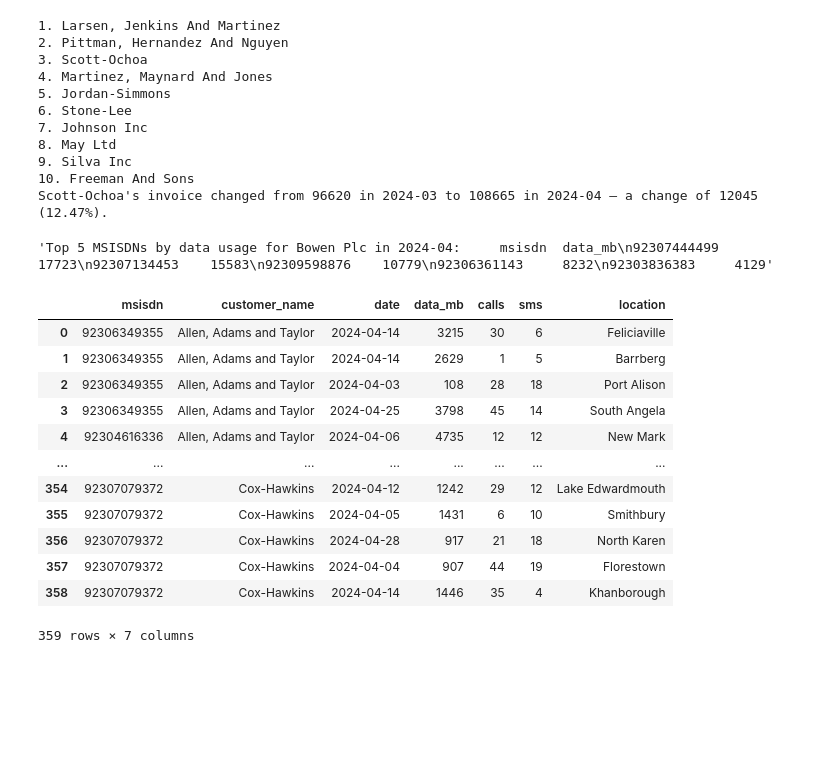
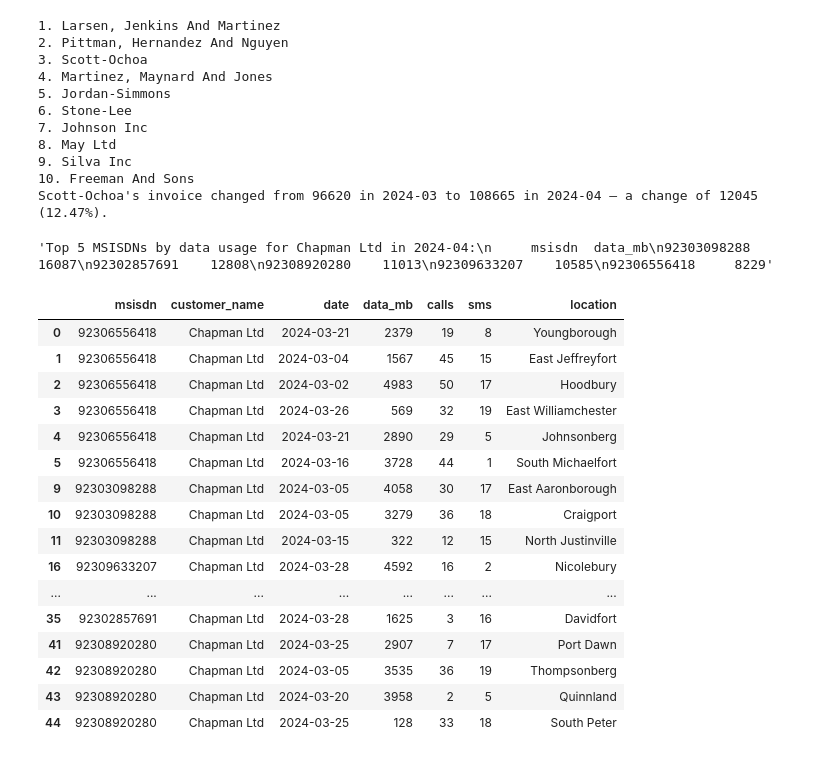
Before and after one commit to hammaduu/LLMs, a Jupyter notebook: InvoiceBot_Pilot_Cleaned.ipynb, the cells around one changed output. Drawn from its saved outputs; the diff is of its cells as text; code cells hidden in the pictures; blank space fills up the shorter version.

```diff
--- a/InvoiceBot_Pilot_Cleaned.ipynb
+++ b/InvoiceBot_Pilot_Cleaned.ipynb
@@ -267,25 +342,29 @@ print(response)
 10. Freeman And Sons
 Scott-Ochoa's invoice changed from 96620 in 2024-03 to 108665 in 2024-04 — a change of 12045 (12.47%).
 # %%
-agent_executor.run("List top 5 MSISDNs by data usage for bowen plc in 2024-04.")
+agent_executor.run("List top 5 MSISDNs by data usage for Chapman Ltd in 2024-04.")
 # %% [output]
-'Top 5 MSISDNs by data usage for Bowen Plc in 2024-04:     msisdn  data_mb\n92307444499    17723\n92307134453    15583\n92309598876    10779\n92306361143     8232\n92303836383     4129'
+'Top 5 MSISDNs by data usage for Chapman Ltd in 2024-04:\n     msisdn  data_mb\n92303098288    16087\n92302857691    12808\n92308920280    11013\n92309633207    10585\n92306556418     8229'
 # %%
 msisdn_usage_df[
-    #(msisdn_usage_df["customer_name"].str.lower().str.strip() == "bowen plc") &
-    (msisdn_usage_df["date"].str.startswith("2024-04"))
+    (msisdn_usage_df["customer_name"].str.lower().str.strip() == "chapman ltd") &
+    (msisdn_usage_df["date"].str.startswith("2024-03"))
 ]
 # %% [output]
 |  | msisdn | customer_name | date | data_mb | calls | sms | location |
-| 0 | 92306349355 | Allen, Adams and Taylor | 2024-04-14 | 3215 | 30 | 6 | Feliciaville |
-| 1 | 92306349355 | Allen, Adams and Taylor | 2024-04-14 | 2629 | 1 | 5 | Barrberg |
-| 2 | 92306349355 | Allen, Adams and Taylor | 2024-04-03 | 108 | 28 | 18 | Port Alison |
-| 3 | 92306349355 | Allen, Adams and Taylor | 2024-04-25 | 3798 | 45 | 14 | South Angela |
-| 4 | 92304616336 | Allen, Adams and Taylor | 2024-04-06 | 4735 | 12 | 12 | New Mark |
+| 0 | 92306556418 | Chapman Ltd | 2024-03-21 | 2379 | 19 | 8 | Youngborough |
+| 1 | 92306556418 | Chapman Ltd | 2024-03-04 | 1567 | 45 | 15 | East Jeffreyfort |
+| 2 | 92306556418 | Chapman Ltd | 2024-03-02 | 4983 | 50 | 17 | Hoodbury |
+| 3 | 92306556418 | Chapman Ltd | 2024-03-26 | 569 | 32 | 19 | East Williamchester |
+| 4 | 92306556418 | Chapman Ltd | 2024-03-21 | 2890 | 29 | 5 | Johnsonberg |
+| 5 | 92306556418 | Chapman Ltd | 2024-03-16 | 3728 | 44 | 1 | South Michaelfort |
+| 9 | 92303098288 | Chapman Ltd | 2024-03-05 | 4058 | 30 | 17 | East Aaronborough |
+| 10 | 92303098288 | Chapman Ltd | 2024-03-05 | 3279 | 36 | 18 | Craigport |
+| 11 | 92303098288 | Chapman Ltd | 2024-03-15 | 322 | 12 | 15 | North Justinville |
+| 16 | 92309633207 | Chapman Ltd | 2024-03-28 | 4592 | 16 | 2 | Nicolebury |
 | ... | ... | ... | ... | ... | ... | ... | ... |
-| 354 | 92307079372 | Cox-Hawkins | 2024-04-12 | 1242 | 29 | 12 | Lake Edwardmouth |
-| 355 | 92307079372 | Cox-Hawkins | 2024-04-05 | 1431 | 6 | 10 | Smithbury |
-| 356 | 92307079372 | Cox-Hawkins | 2024-04-28 | 917 | 21 | 18 | North Karen |
-| 357 | 92307079372 | Cox-Hawkins | 2024-04-04 | 907 | 44 | 19 | Florestown |
-| 358 | 92307079372 | Cox-Hawkins | 2024-04-14 | 1446 | 35 | 4 | Khanborough |
+| 35 | 92302857691 | Chapman Ltd | 2024-03-28 | 1625 | 3 | 16 | Davidfort |
+| 41 | 92308920280 | Chapman Ltd | 2024-03-25 | 2907 | 7 | 17 | Port Dawn |
+| 42 | 92308920280 | Chapman Ltd | 2024-03-05 | 3535 | 36 | 19 | Thompsonberg |
+| 43 | 92308920280 | Chapman Ltd | 2024-03-20 | 3958 | 2 | 5 | Quinnland |
+| 44 | 92308920280 | Chapman Ltd | 2024-03-25 | 128 | 33 | 18 | South Peter |
-359 rows × 7 columns
```
Also changed, not shown: parts of 5 cells of this notebook.
